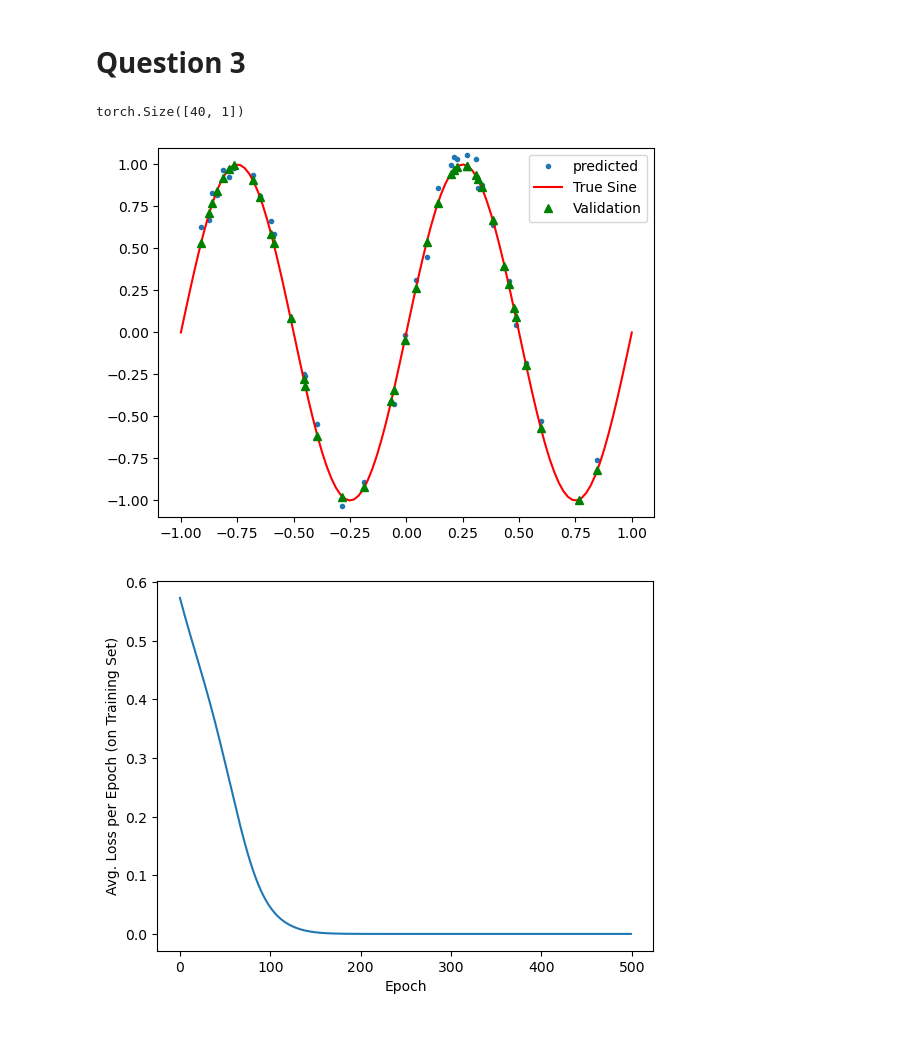
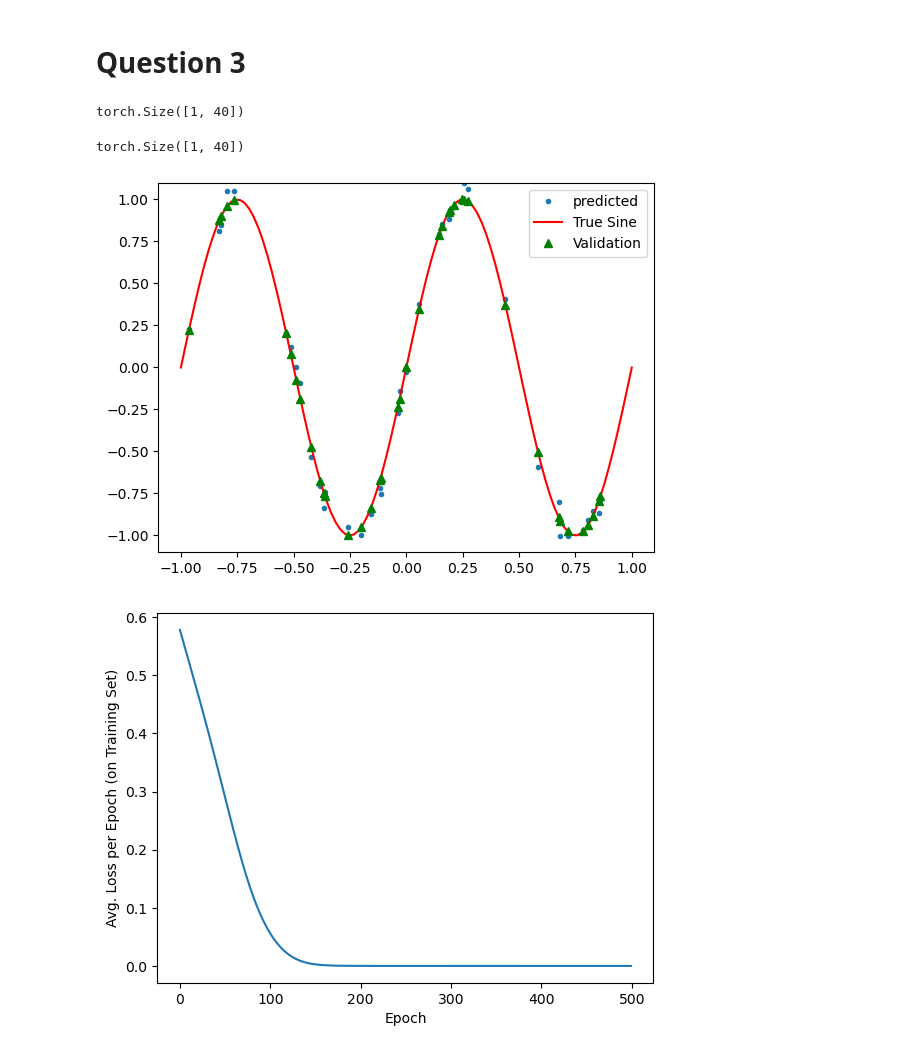
Before and after one commit to ssantellanes/CS607, a Jupyter notebook: Santellanes_Sean_HW4.ipynb, the cells around one changed output. Drawn from its saved outputs; the diff is of its cells as text; code cells hidden in the pictures.

Commit message:
Fixed issue with batching in pytorch portion

```diff
--- a/Santellanes_Sean_HW4.ipynb
+++ b/Santellanes_Sean_HW4.ipynb
@@ -36,7 +36,7 @@ dC_db2 = np.zeros((50, 1))
 dC_db3 = np.zeros((1, 1))
 
 # define learning rate
-alpha = 0.045
+alpha = 0.05
 # %%
 def fnn(x,w1,w2,w3,b1,b2,b3,sigma):
     '''
@@ -166,11 +166,17 @@ model=mySinNet(40,50,40) #input size, neurons, output size
 criterion=nn.MSELoss()
 optimizer=torch.optim.Adam(model.parameters(),lr=0.0002)
 # %%
-data_X=torch.tensor([[x] for x in x],dtype=torch.float)
-data_Y=torch.tensor([[y] for y in y],dtype=torch.float)
-print(data_X.shape)
+data_X=torch.tensor([[x] for x in x],dtype=torch.float).T
+data_Y=torch.tensor([[y] for y in y],dtype=torch.float).T
+print(data_X.shape) #batch by instances, since it is all all batch row must == 1.
 # %% [output]
-torch.Size([40, 1])
+torch.Size([1, 40])
+# %%
+flatten=nn.Flatten()
+flat_X=flatten(data_X)
+flat_X.shape
+# %% [output]
+torch.Size([1, 40])
 # %%
 '''
 DL algorithm with the pytorch wrapper
@@ -181,41 +187,41 @@ DL algorithm with the pytorch wrapper
 losses=[]
 
 
 EPOCHS=500
 
 for epoch in range(EPOCHS):
     #clear the gradients of the optimizer before running the back propagation
     optimizer.zero_grad()
     # get the model prediction through a forward pass
-    pred_y=model(data_X.T)
+    pred_y=model(data_X)
     #print(pred_y.shape,data_Y.shape)
     # calculate the loss, using the model pred and ground obs
-    loss=criterion(pred_y.T,data_Y)
+    loss=criterion(pred_y,data_Y)
     # Back propagation
     loss.backward()
 
     # update all trainable parameters
     optimizer.step()
 
     #Append the losses
     losses.append(loss.item())
     plt.clf()
     plt.plot(x,pred_y.detach().numpy()[0,:], '.',label="predicted")
 # regualar grid to actually plot sine function:
     xgrid = np.linspace(-1, 1, 100)
     ygrid = np.sin(2*np.pi*xgrid)
     plt.plot(xgrid, ygrid, 'r',label="True Sine")
     plt.plot(x, np.sin(2*np.pi*x), 'g^',label="Validation")
     plt.ylim([-1.1,1.1])
     plt.legend()
     plt.show()
-    display.clear_output(wait = True) # To animate
+    display.clear_output(wait = True)
 # %% [output]
-[figure, old version]
+[figure, new version]
 # %%
 plt.plot(losses)
 plt.xlabel('Epoch')
 plt.ylabel('Avg. Loss per Epoch (on Training Set)')
 plt.show()
 # %% [output]
-[figure, old version]
+[figure, new version]
```
Also changed, not shown: parts of 2 cells of this notebook.
